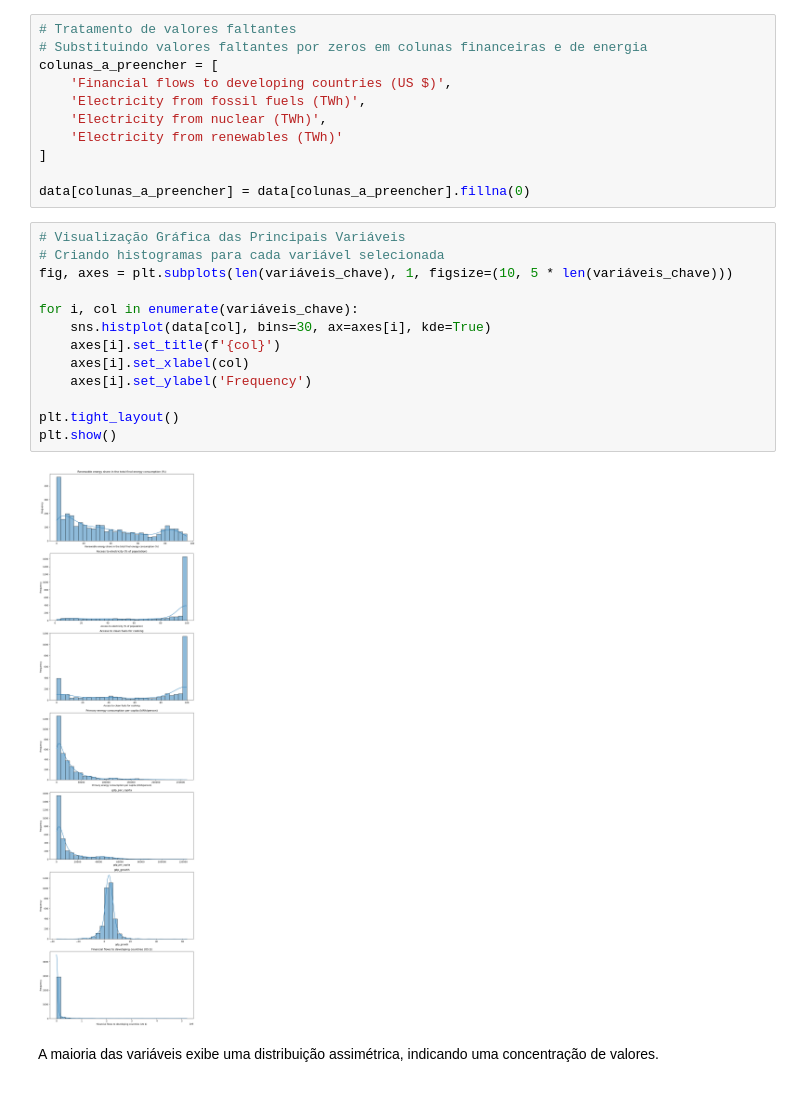
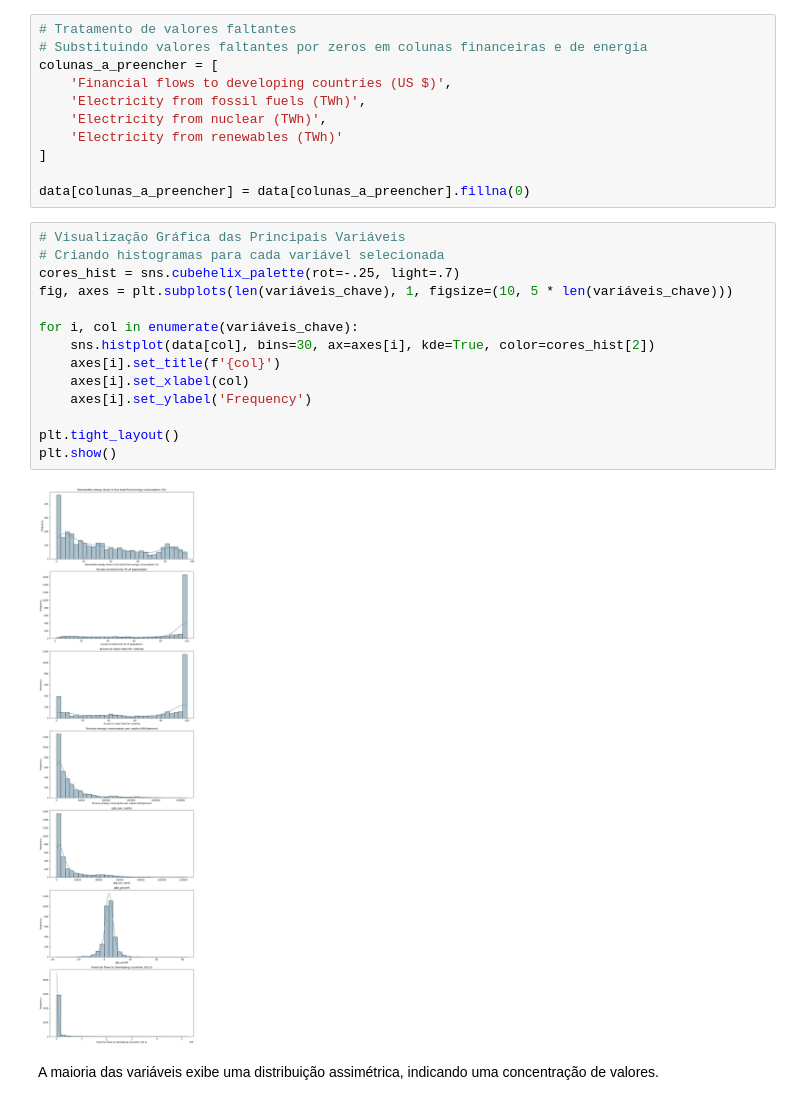
Before and after one commit to Felipefalex/Projeto-Sustainable-Energy, a Jupyter notebook: sustainable_energy.ipynb, the cells around one changed output. Saved outputs shown, nothing was run; the diff lists cells and outputs as text.

```diff
--- a/sustainable_energy.ipynb
+++ b/sustainable_energy.ipynb
@@ -254,18 +254,19 @@ data[colunas_a_preencher] = data[colunas_a_preencher].fillna(0)
 # %%
 # Visualização Gráfica das Principais Variáveis
 # Criando histogramas para cada variável selecionada
+cores_hist = sns.cubehelix_palette(rot=-.25, light=.7)
 fig, axes = plt.subplots(len(variáveis_chave), 1, figsize=(10, 5 * len(variáveis_chave)))
 
 for i, col in enumerate(variáveis_chave):
-    sns.histplot(data[col], bins=30, ax=axes[i], kde=True)
+    sns.histplot(data[col], bins=30, ax=axes[i], kde=True, color=cores_hist[2])
     axes[i].set_title(f'{col}')
     axes[i].set_xlabel(col)
     axes[i].set_ylabel('Frequency')
 
 plt.tight_layout()
 plt.show()
 # %% [output]
-[figure, old version]
+[figure, new version]
 # %% [markdown]
 A maioria das variáveis exibe uma distribuição assimétrica, indicando uma concentração de valores.<br>
 # %%
```
Also changed, not shown: parts of 4 cells of this notebook.
